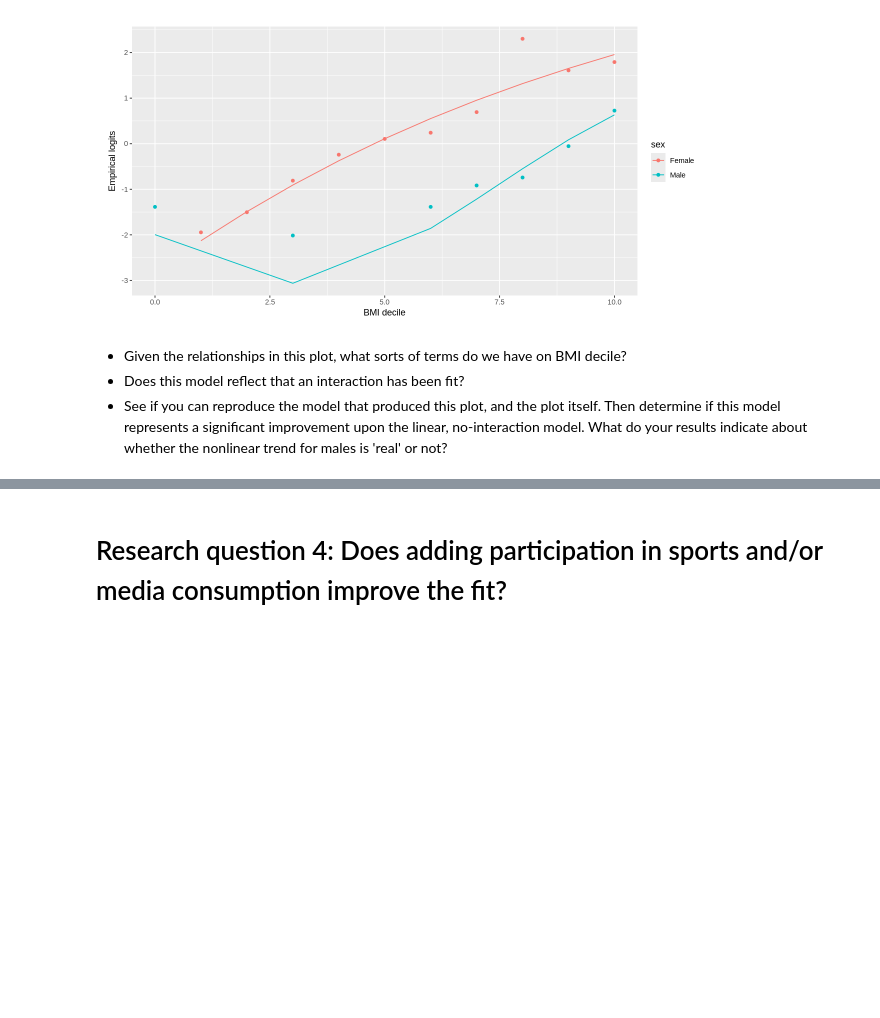
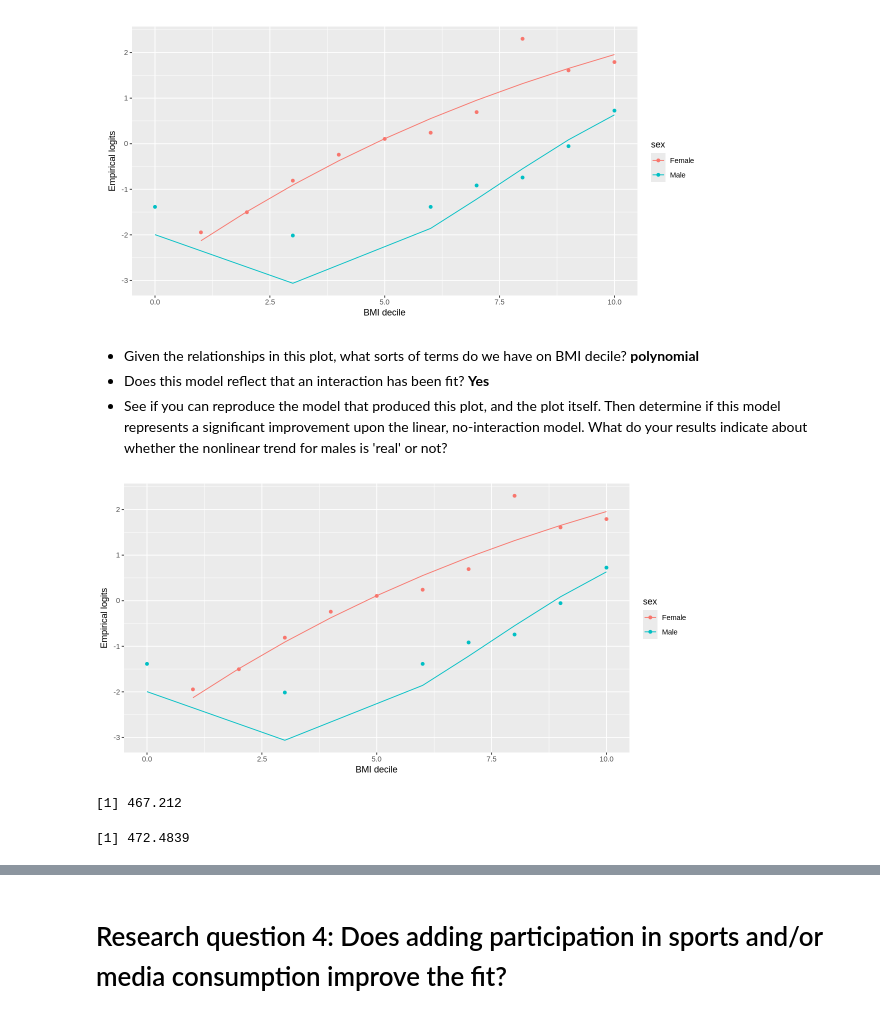
Before and after one commit to ShoSato-047/STAT380, a Jupyter notebook: STAT380_4_4_(2025)_multiple_logistic_regression.ipynb, the cells around one changed output, grey strips where cells are left out. Cells and saved outputs as stored; diff of their text form; code cells hidden in the pictures; blank space fills up the shorter version.

```diff
--- a/STAT380_4_4_(2025)_multiple_logistic_regression.ipynb
+++ b/STAT380_4_4_(2025)_multiple_logistic_regression.ipynb
@@ -527,6 +537,6 @@ Your turn to model!  Consider the plot below:
 # %% [markdown]
 ![image.png](embedded-picture-1)
 # %% [markdown]
-* Given the relationships in this plot, what sorts of terms do we have on BMI decile?
-* Does this model reflect that an interaction has been fit?
+* Given the relationships in this plot, what sorts of terms do we have on BMI decile? **polynomial**
+* Does this model reflect that an interaction has been fit? **Yes**
 * See if you can reproduce the model that produced this plot, and the plot itself.  Then determine if this model represents a significant improvement upon the linear, no-interaction model.  What do your results indicate about whether the nonlinear trend for males is 'real' or not?
@@ -532,0 +545,21 @@ Your turn to model!  Consider the plot below:
+# %%
+# bmidecile is quantity
+my_model_try <- glm(lose.wt.01 ~ sex + poly(bmidecile,3) + sex*poly(bmidecile,3), family = binomial(), data = yrbss)
+# %%
+empirical.logits.sex$my_fitted_values <- predict(my_model_try, newdata = empirical.logits.sex)
+# %%
+ggplot(data = empirical.logits.sex %>% filter(p > 0 & p < 1)) +
+  geom_point(aes(x = bmidecile, y = logit.p, col=sex)) +
+      geom_line(aes(x = bmidecile, y = my_fitted_values, col=sex)) +
+    xlab('BMI decile') +
+    ylab('Empirical logits')
+# %% [output]
+[figure, added]
+# %%
+AIC(bmi.sex.nointeraction)
+# %% [output]
+[1] 467.212
+# %%
+AIC(my_model_try)
+# %% [output]
+[1] 472.4839
```
Also changed, not shown: parts of 13 cells of this notebook.
